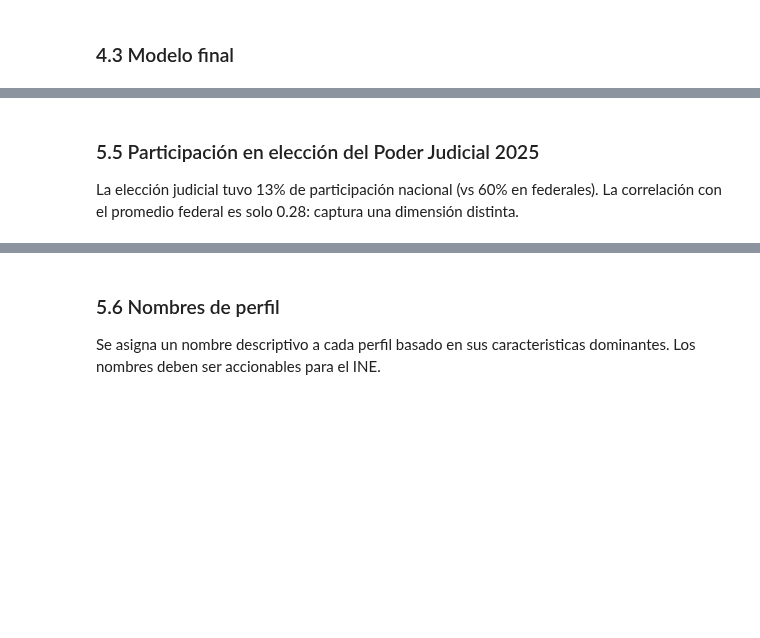
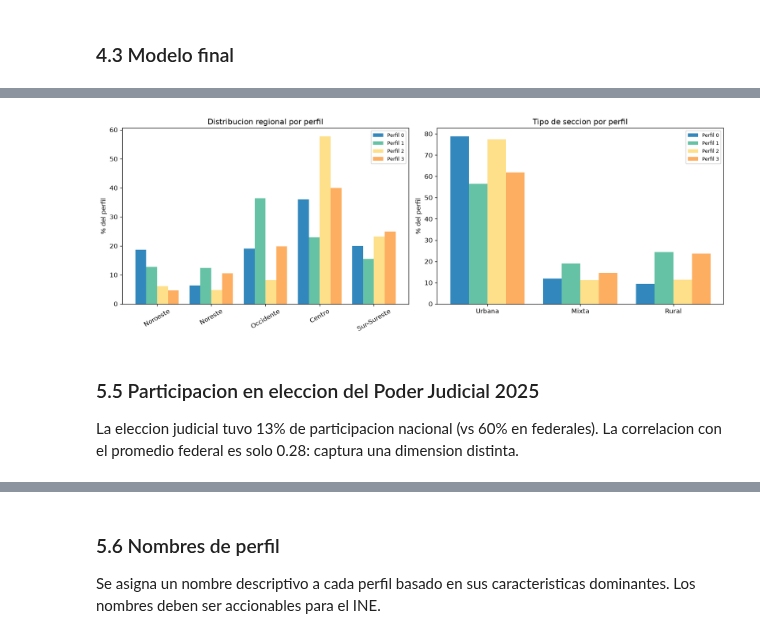
Before and after one commit to GuIsTyping/INE_HACKATHON, a Jupyter notebook: notebooks/04_segmentacion.ipynb, the cells around one changed output, grey strips where cells are left out. Saved outputs shown, nothing was run; the diff lists cells and outputs as text; code cells hidden in the pictures; blank space fills up the shorter version.

```diff
--- a/notebooks/04_segmentacion.ipynb
+++ b/notebooks/04_segmentacion.ipynb
@@ -319,15 +363,15 @@ REGIONES_ORDEN = ["Noroeste", "Noreste", "Occidente", "Centro", "Sur-Sureste"]
 
 fig, axes = plt.subplots(1, 2, figsize=(14, 5))
 
-# Región
+# Region
 ax = axes[0]
 reg_data = []
 for p in range(mejor_k):
     dp = celdas[celdas.perfil == p]
     for r in REGIONES_ORDEN:
-        mask_r = dp["REGIÓN"] == r
+        mask_r = dp["REGION"] == r
         pct = dp.loc[mask_r, "peso"].sum() / dp["peso"].sum() * 100
-        reg_data.append({"perfil": p, "región": r, "pct": pct})
+        reg_data.append({"perfil": p, "region": r, "pct": pct})
 df_reg = pd.DataFrame(reg_data)
 
 x = np.arange(len(REGIONES_ORDEN))
@@ -337,41 +381,43 @@ for p in range(mejor_k):
     ax.bar(x + p * width, vals, width, color=COLORES_PERFIL[p], label=f"Perfil {p}")
 ax.set_xticks(x + width * (mejor_k - 1) / 2)
 ax.set_xticklabels(REGIONES_ORDEN, rotation=30)
 ax.set_ylabel("% del perfil")
-ax.set_title("Distribución regional por perfil")
+ax.set_title("Distribucion regional por perfil")
 ax.legend(fontsize=8)
 
-# Tipo de sección
+# Tipo de seccion
 ax = axes[1]
 tipos = ["U", "M", "R"]
 tipo_labels = ["Urbana", "Mixta", "Rural"]
 tipo_data = []
 for p in range(mejor_k):
     dp = celdas[celdas.perfil == p]
     for t in tipos:
         mask_t = dp["TIPOSEC"] == t
         pct = dp.loc[mask_t, "peso"].sum() / dp["peso"].sum() * 100
         tipo_data.append({"perfil": p, "tipo": t, "pct": pct})
 df_tipo = pd.DataFrame(tipo_data)
 
 x = np.arange(len(tipos))
 width = 0.8 / mejor_k
 for p in range(mejor_k):
     vals = df_tipo[df_tipo.perfil == p]["pct"].values
     ax.bar(x + p * width, vals, width, color=COLORES_PERFIL[p], label=f"Perfil {p}")
 ax.set_xticks(x + width * (mejor_k - 1) / 2)
 ax.set_xticklabels(tipo_labels)
 ax.set_ylabel("% del perfil")
-ax.set_title("Tipo de sección por perfil")
+ax.set_title("Tipo de seccion por perfil")
 ax.legend(fontsize=8)
 
 plt.tight_layout()
 plt.show()
+# %% [output]
+[figure, added]
 # %% [markdown]
-### 5.5 Participación en elección del Poder Judicial 2025
+### 5.5 Participacion en eleccion del Poder Judicial 2025
 
-La elección judicial tuvo 13% de participación nacional (vs 60% en federales).
-La correlación con el promedio federal es solo 0.28: captura una dimensión distinta.
+La eleccion judicial tuvo 13% de participacion nacional (vs 60% en federales).
+La correlacion con el promedio federal es solo 0.28: captura una dimension distinta.
 # %%
 fig, ax = plt.subplots(figsize=(8, 4))
 for p in range(mejor_k):
```
Also changed, not shown: parts of 40 cells of this notebook, 10 other files.
